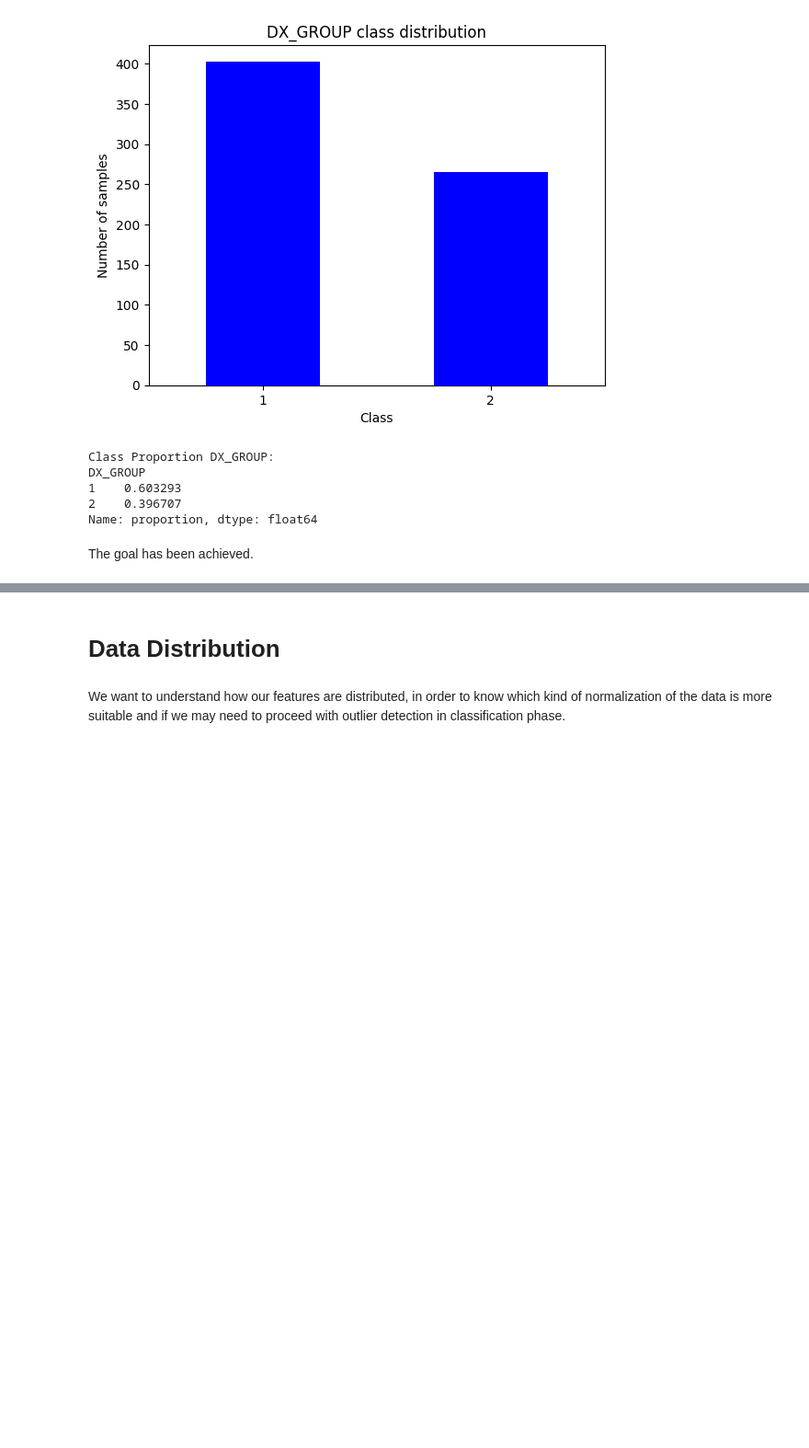
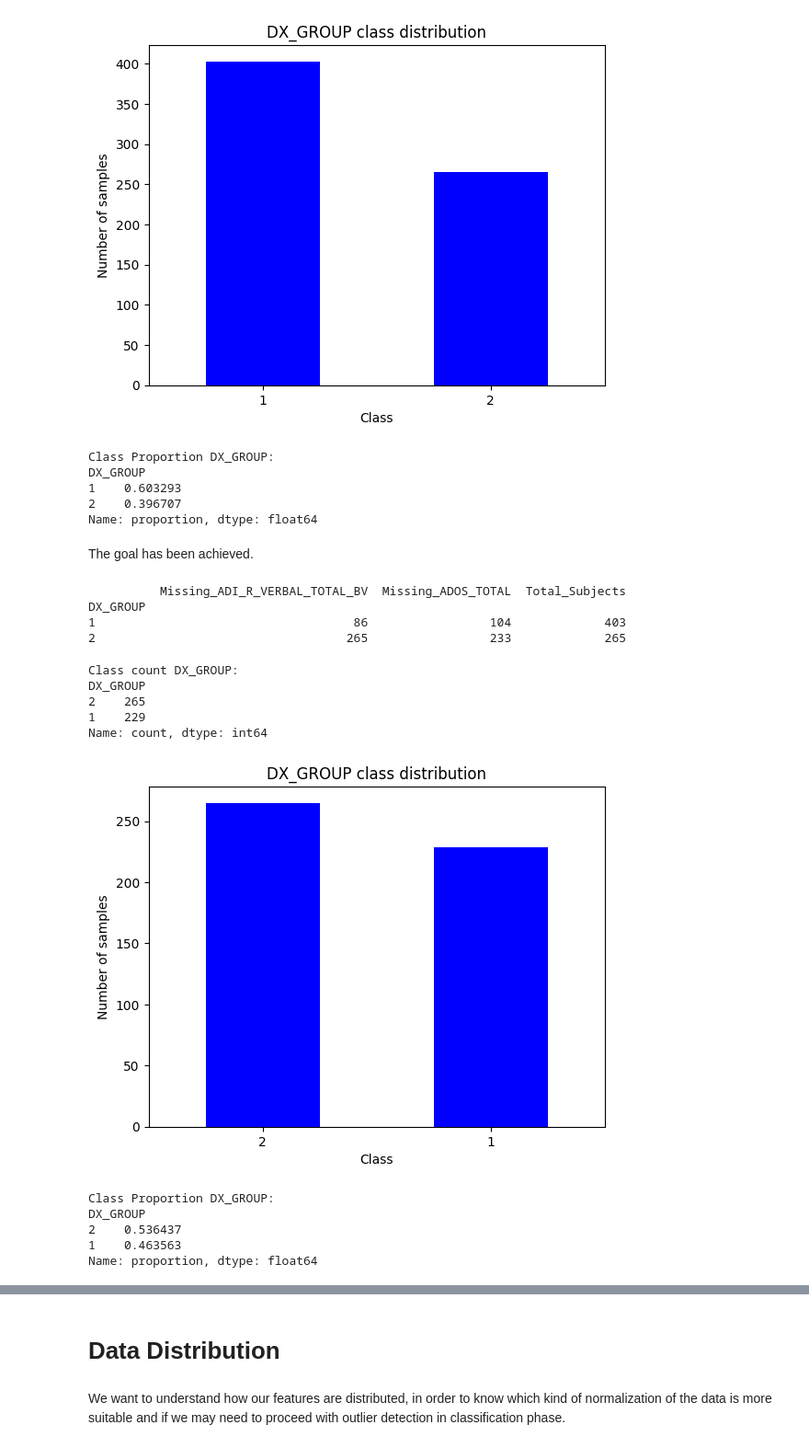
Before and after one commit to AuraNatale/AutismDataMining, a Jupyter notebook: Source Code/data_preprocessing_outlierdet.ipynb, the cells around one changed output, grey strips where cells are left out. Shown at 92% size. Saved outputs shown, nothing was run; the diff lists cells and outputs as text; code cells hidden in the pictures; blank space fills up the shorter version.

```diff
--- a/Source Code/data_preprocessing_outlierdet.ipynb
+++ b/Source Code/data_preprocessing_outlierdet.ipynb
@@ -402,3 +402,57 @@ DX_GROUP
 Name: proportion, dtype: float64
 # %% [markdown]
 The goal has been achieved.
+# %%
+# Seleziona le feature specifiche
+features_to_check = ['ADI_R_VERBAL_TOTAL_BV', 'ADOS_TOTAL']
+
+# Calcola il numero di soggetti con valori mancanti per ciascuna feature, suddivisi per DX_GROUP
+missing_counts = ASD_phenotypic_cleaned[features_to_check + ['DX_GROUP']].isna().groupby(ASD_phenotypic_cleaned['DX_GROUP']).sum()
+
+# Calcola il numero totale di soggetti per ciascun DX_GROUP
+total_counts = ASD_phenotypic_cleaned['DX_GROUP'].value_counts()
+
+# Visualizza i risultati
+missing_counts_df = pd.DataFrame({
+    'Missing_ADI_R_VERBAL_TOTAL_BV': missing_counts['ADI_R_VERBAL_TOTAL_BV'],
+    'Missing_ADOS_TOTAL': missing_counts['ADOS_TOTAL'],
+    'Total_Subjects': total_counts
+})
+
+# Aggiungi una colonna per il calcolo delle percentuali di missing values
+'''missing_counts_df['Percent_Missing_ADI_R_VERBAL_TOTAL_BV'] = (missing_counts_df['Missing_ADI_R_VERBAL_TOTAL_BV'] / missing_counts_df['Total_Subjects']) * 100
+missing_counts_df['Percent_Missing_ADOS_TOTAL'] = (missing_counts_df['Missing_ADOS_TOTAL'] / missing_counts_df['Total_Subjects']) * 100'''
+
+# Visualizza i risultati
+print(missing_counts_df)
+# %% [output]
+          Missing_ADI_R_VERBAL_TOTAL_BV  Missing_ADOS_TOTAL  Total_Subjects
+DX_GROUP
+1                                    86                 104             403
+2                                   265                 233             265
+# %%
+# Filtra i soggetti autistici (DX_GROUP = 1) con valori mancanti nelle feature specificate
+missing_autistic = ASD_phenotypic_cleaned[(ASD_phenotypic_cleaned['DX_GROUP'] == 1) & (ASD_phenotypic_cleaned[features_to_check].isna().any(axis=1))]
+
+# Filtra i soggetti non autistici (DX_GROUP = 2) con valori mancanti nelle feature specificate
+missing_non_autistic = ASD_phenotypic_cleaned[(ASD_phenotypic_cleaned['DX_GROUP'] == 2) & (ASD_phenotypic_cleaned[features_to_check].isna().any(axis=1))]
+# %%
+# Ottieni gli indici dei soggetti autistici con valori mancanti
+indices_to_drop = missing_autistic.index
+
+# Rimuovi i soggetti autistici dal DataFrame ASD_phenotypic_cleaned
+ASD_phenotypic_cleaned = ASD_phenotypic_cleaned.drop(index=indices_to_drop)
+# %%
+of.evaluate_balancing(ASD_phenotypic_cleaned)
+# %% [output]
+Class count DX_GROUP:
+DX_GROUP
+2    265
+1    229
+Name: count, dtype: int64
+[figure, added]
+Class Proportion DX_GROUP:
+DX_GROUP
+2    0.536437
+1    0.463563
+Name: proportion, dtype: float64
```
Also changed, not shown: parts of 25 cells of this notebook, 1 other file.
